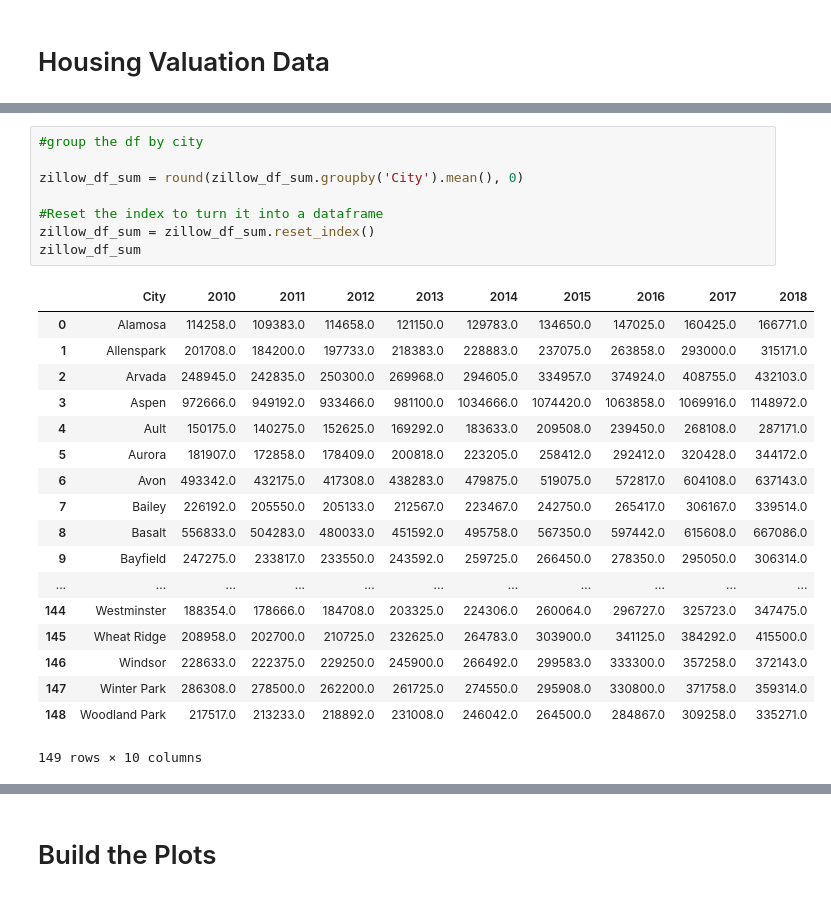
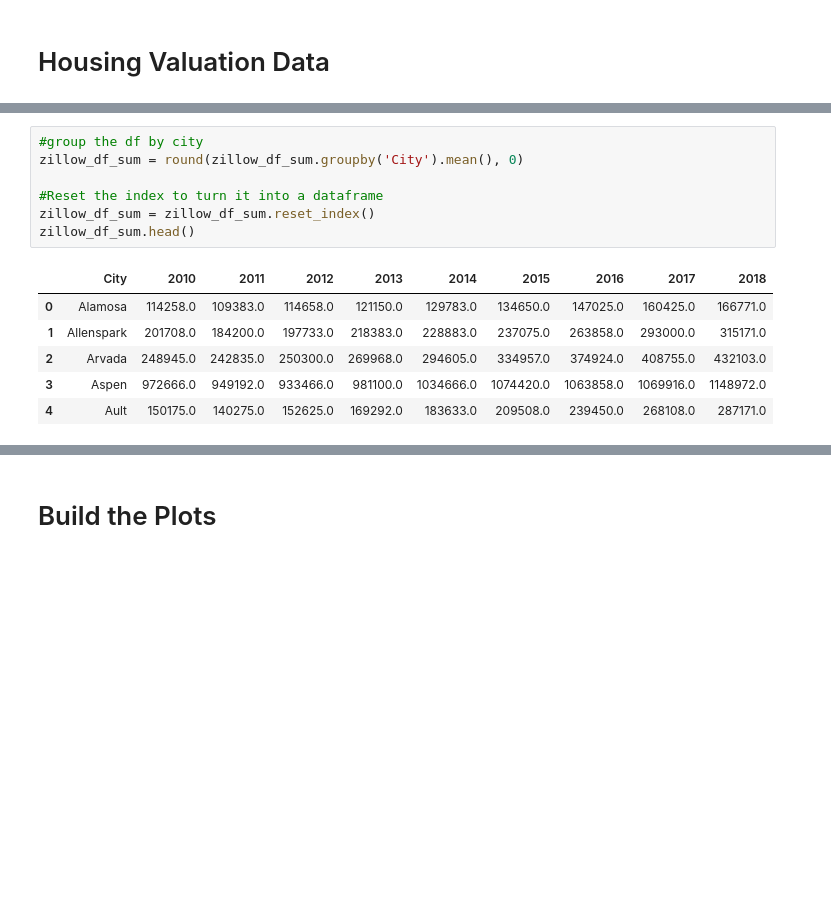
Before and after one commit to joshshigaki/Team-5, a Jupyter notebook: housing_valuation.ipynb, the cells around one changed output, grey strips where cells are left out. Cells and saved outputs as stored; diff of their text form; blank space fills up the shorter version.

```diff
--- a/housing_valuation.ipynb
+++ b/housing_valuation.ipynb
@@ -115,30 +101,17 @@ len(zillow_df_sum)
 # %%
 #group the df by city
-
 zillow_df_sum = round(zillow_df_sum.groupby('City').mean(), 0)
 
 #Reset the index to turn it into a dataframe
 zillow_df_sum = zillow_df_sum.reset_index()
-zillow_df_sum
+zillow_df_sum.head()
 # %% [output]
 |  | City | 2010 | 2011 | 2012 | 2013 | 2014 | 2015 | 2016 | 2017 | 2018 |
 | 0 | Alamosa | 114258.0 | 109383.0 | 114658.0 | 121150.0 | 129783.0 | 134650.0 | 147025.0 | 160425.0 | 166771.0 |
 | 1 | Allenspark | 201708.0 | 184200.0 | 197733.0 | 218383.0 | 228883.0 | 237075.0 | 263858.0 | 293000.0 | 315171.0 |
 | 2 | Arvada | 248945.0 | 242835.0 | 250300.0 | 269968.0 | 294605.0 | 334957.0 | 374924.0 | 408755.0 | 432103.0 |
 | 3 | Aspen | 972666.0 | 949192.0 | 933466.0 | 981100.0 | 1034666.0 | 1074420.0 | 1063858.0 | 1069916.0 | 1148972.0 |
 | 4 | Ault | 150175.0 | 140275.0 | 152625.0 | 169292.0 | 183633.0 | 209508.0 | 239450.0 | 268108.0 | 287171.0 |
-| 5 | Aurora | 181907.0 | 172858.0 | 178409.0 | 200818.0 | 223205.0 | 258412.0 | 292412.0 | 320428.0 | 344172.0 |
-| 6 | Avon | 493342.0 | 432175.0 | 417308.0 | 438283.0 | 479875.0 | 519075.0 | 572817.0 | 604108.0 | 637143.0 |
-| 7 | Bailey | 226192.0 | 205550.0 | 205133.0 | 212567.0 | 223467.0 | 242750.0 | 265417.0 | 306167.0 | 339514.0 |
-| 8 | Basalt | 556833.0 | 504283.0 | 480033.0 | 451592.0 | 495758.0 | 567350.0 | 597442.0 | 615608.0 | 667086.0 |
-| 9 | Bayfield | 247275.0 | 233817.0 | 233550.0 | 243592.0 | 259725.0 | 266450.0 | 278350.0 | 295050.0 | 306314.0 |
-| ... | ... | ... | ... | ... | ... | ... | ... | ... | ... | ... |
-| 144 | Westminster | 188354.0 | 178666.0 | 184708.0 | 203325.0 | 224306.0 | 260064.0 | 296727.0 | 325723.0 | 347475.0 |
-| 145 | Wheat Ridge | 208958.0 | 202700.0 | 210725.0 | 232625.0 | 264783.0 | 303900.0 | 341125.0 | 384292.0 | 415500.0 |
-| 146 | Windsor | 228633.0 | 222375.0 | 229250.0 | 245900.0 | 266492.0 | 299583.0 | 333300.0 | 357258.0 | 372143.0 |
-| 147 | Winter Park | 286308.0 | 278500.0 | 262200.0 | 261725.0 | 274550.0 | 295908.0 | 330800.0 | 371758.0 | 359314.0 |
-| 148 | Woodland Park | 217517.0 | 213233.0 | 218892.0 | 231008.0 | 246042.0 | 264500.0 | 284867.0 | 309258.0 | 335271.0 |
-149 rows × 10 columns
 # %%
 #The above dataframe has housing prices for all cities.  Now make a
 # dataframe that only includes only those cities with marijuana dispensaries
```
Also changed, not shown: parts of 12 cells of this notebook.
